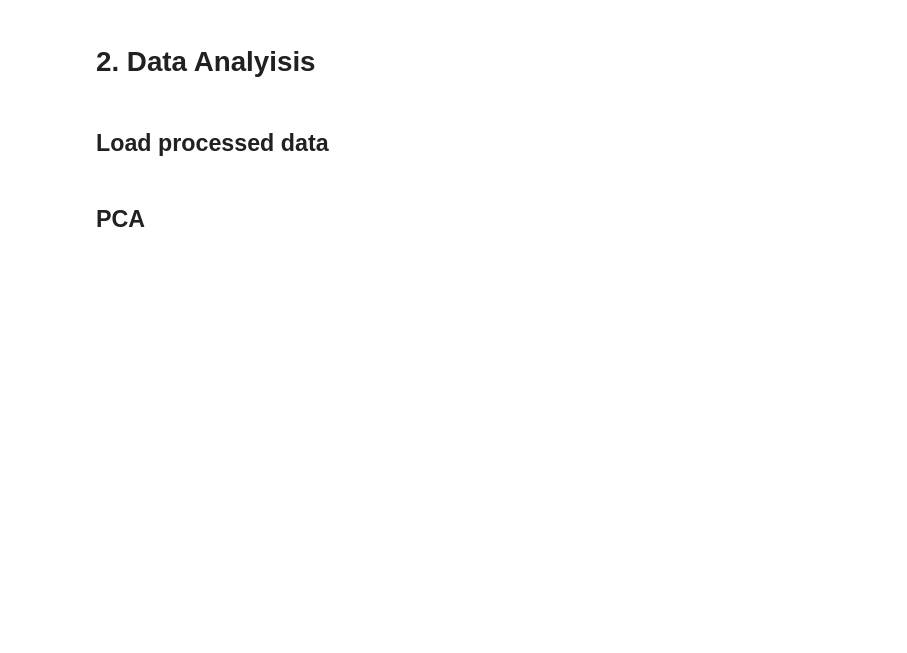
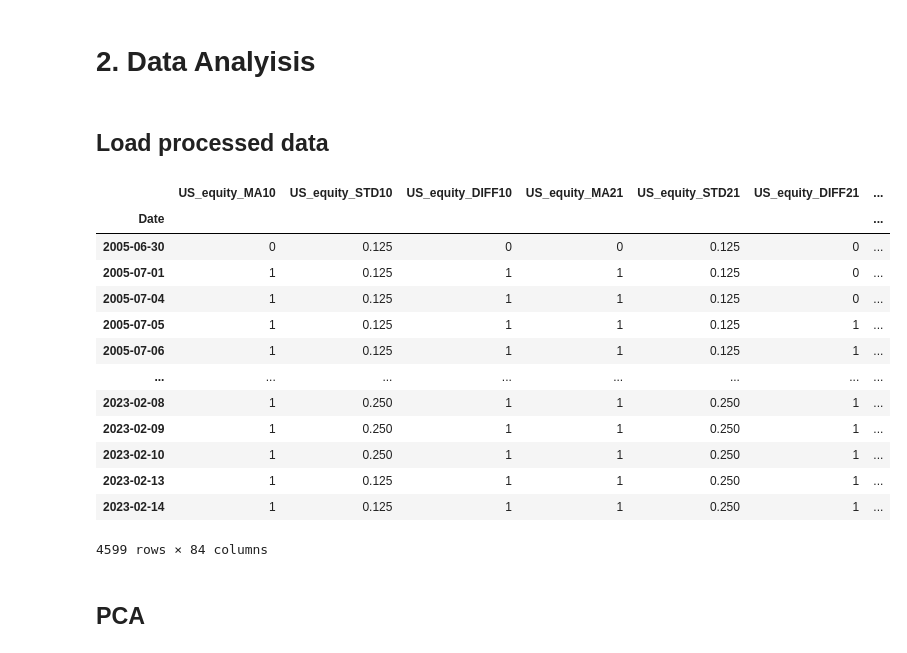
Before and after one commit to joyyuan89/FinAI, a Jupyter notebook: case_study/market_regime/Market_regime_v1 copy.ipynb, the cells around one changed output. Cells and saved outputs as stored; diff of their text form; code cells hidden in the pictures; blank space fills up the shorter version.

```diff
--- a/case_study/market_regime/Market_regime_v1 copy.ipynb
+++ b/case_study/market_regime/Market_regime_v1 copy.ipynb
@@ -221,3 +132,20 @@ market_data = df_derived.loc[:,~df_derived.columns.str.startswith('US_equity_AMZ
+# %%
+market_data
+# %% [output]
+|  | US_equity_MA10 | US_equity_STD10 | US_equity_DIFF10 | US_equity_MA21 | US_equity_STD21 | US_equity_DIFF21 | ... |
+| Date |  |  |  |  |  |  | ... |
+| 2005-06-30 | 0 | 0.125 | 0 | 0 | 0.125 | 0 | ... |
+| 2005-07-01 | 1 | 0.125 | 1 | 1 | 0.125 | 0 | ... |
+| 2005-07-04 | 1 | 0.125 | 1 | 1 | 0.125 | 0 | ... |
+| 2005-07-05 | 1 | 0.125 | 1 | 1 | 0.125 | 1 | ... |
+| 2005-07-06 | 1 | 0.125 | 1 | 1 | 0.125 | 1 | ... |
+| ... | ... | ... | ... | ... | ... | ... | ... |
+| 2023-02-08 | 1 | 0.250 | 1 | 1 | 0.250 | 1 | ... |
+| 2023-02-09 | 1 | 0.250 | 1 | 1 | 0.250 | 1 | ... |
+| 2023-02-10 | 1 | 0.250 | 1 | 1 | 0.250 | 1 | ... |
+| 2023-02-13 | 1 | 0.125 | 1 | 1 | 0.250 | 1 | ... |
+| 2023-02-14 | 1 | 0.125 | 1 | 1 | 0.250 | 1 | ... |
+4599 rows × 84 columns
 # %% [markdown]
 ## PCA
 # %%
```
Also changed, not shown: parts of 19 cells of this notebook, 4 other files.
